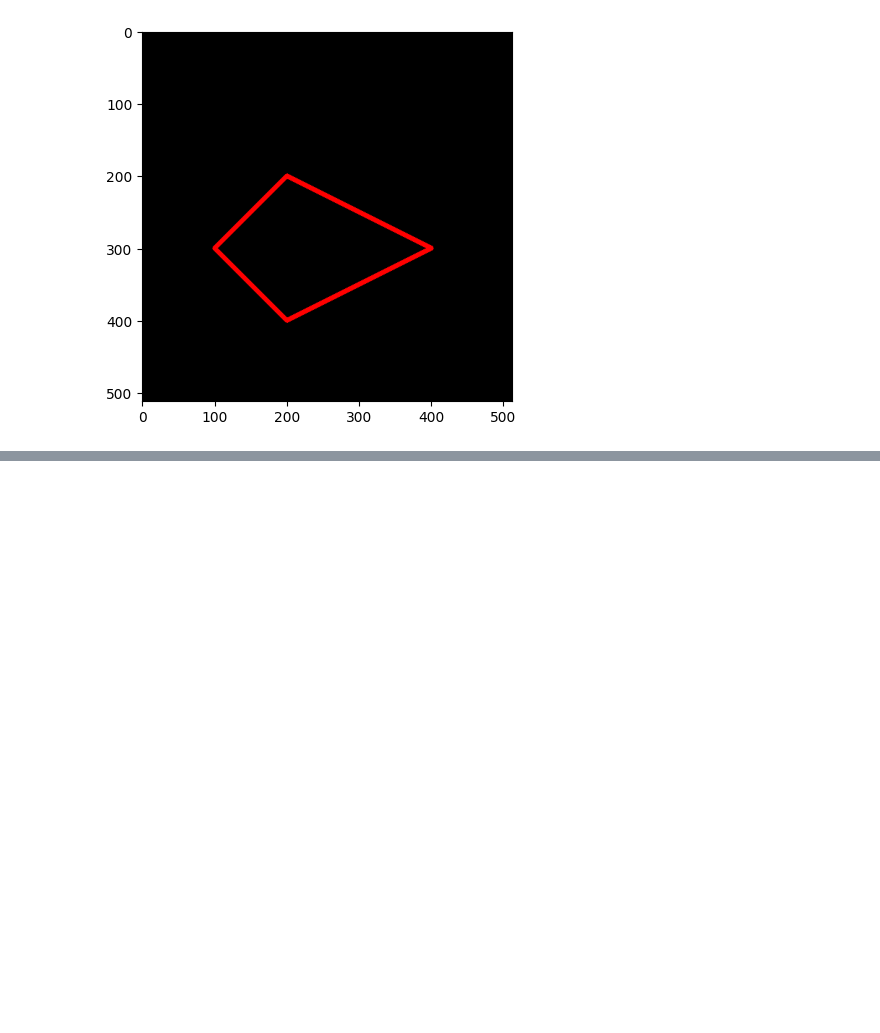
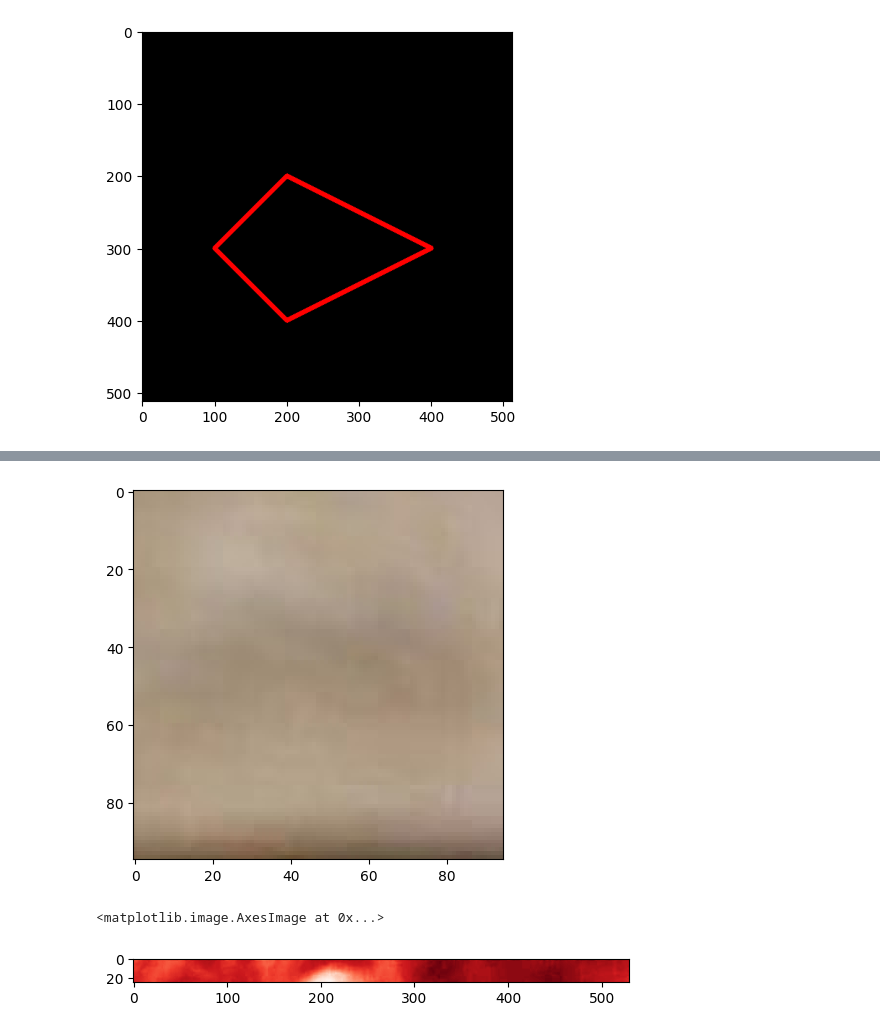
Before and after one commit to filladani/PCVK_2024, a Jupyter notebook: week2.ipynb, the cells around one changed output, grey strips where cells are left out. Saved outputs shown, nothing was run; the diff lists cells and outputs as text; code cells hidden in the pictures; blank space fills up the shorter version.

```diff
--- a/week2.ipynb
+++ b/week2.ipynb
@@ -127,0 +162,15 @@ plt.imshow(black_img2)
+# %%
+# Tugas no.3
+crop = img[20:115, 25:120]
+
+plt.imshow(cv.cvtColor(crop, cv.COLOR_BGR2RGB))
+plt.show()
+# %% [output]
+[figure, added]
+# %%
+# Tugas No.4
+crop2 = cv.imread('/content/drive/MyDrive/PCVK/images/cat.jpg' , cv.IMREAD_GRAYSCALE)
+plt.imshow(crop2[5:30],cmap="Reds")
+# %% [output]
+<matplotlib.image.AxesImage at 0x...>
+[figure, added]
```
Also changed, not shown: parts of 8 cells of this notebook.
